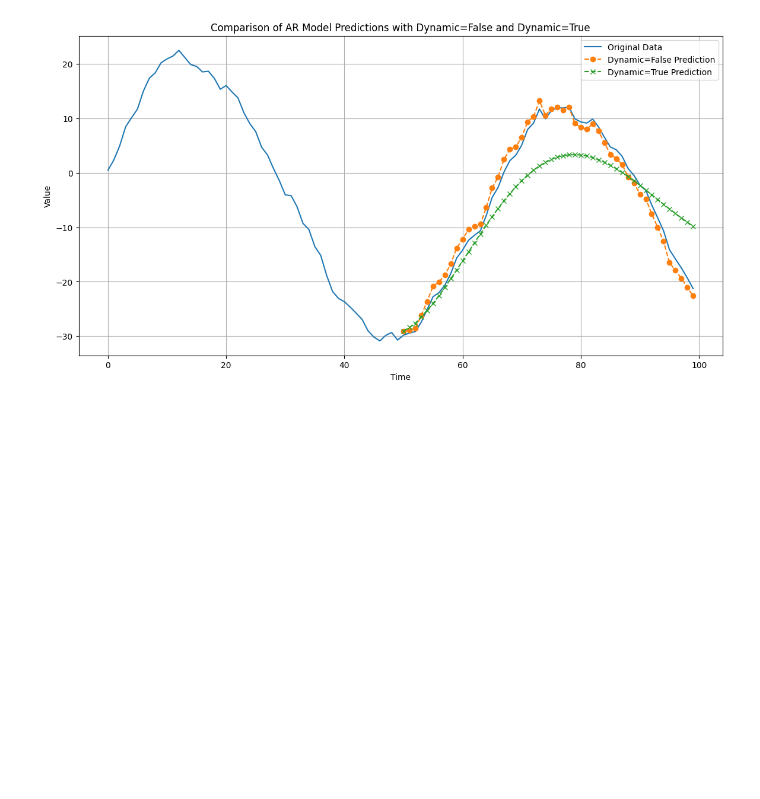
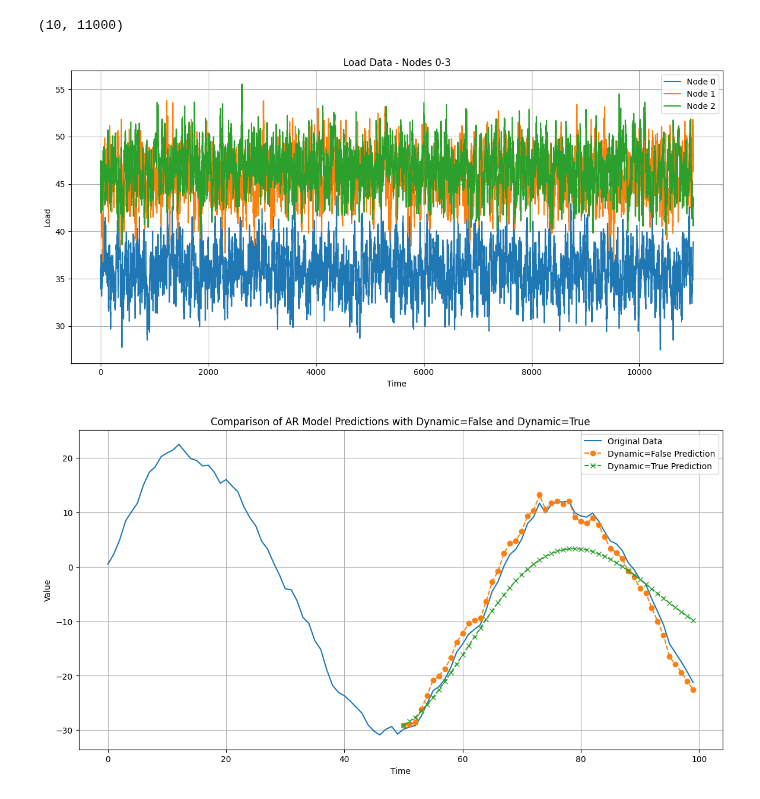
Before and after one commit to LightEchoo/MAB_Project, a Jupyter notebook: EXP4/AR_model.ipynb, the cells around one changed output. Saved outputs shown, nothing was run; the diff lists cells and outputs as text; code cells hidden in the pictures; blank space fills up the shorter version.

```diff
--- a/EXP4/AR_model.ipynb
+++ b/EXP4/AR_model.ipynb
@@ -31 +62,10 @@ plot_range_data(data[:3], start=0, end=len(data[0]), title='Load Data')
+# %%
+data = data_manage.data
+data.shape
+# %% [output]
+(10, 11000)
+# %%
+data_manage.plot_range_data(data[:3, :], start=0, end=len(data[0]), title='Load Data')
+# %% [output]
+[figure, added]
 # %%
```
Also changed, not shown: parts of 13 cells of this notebook, 7 other files.
